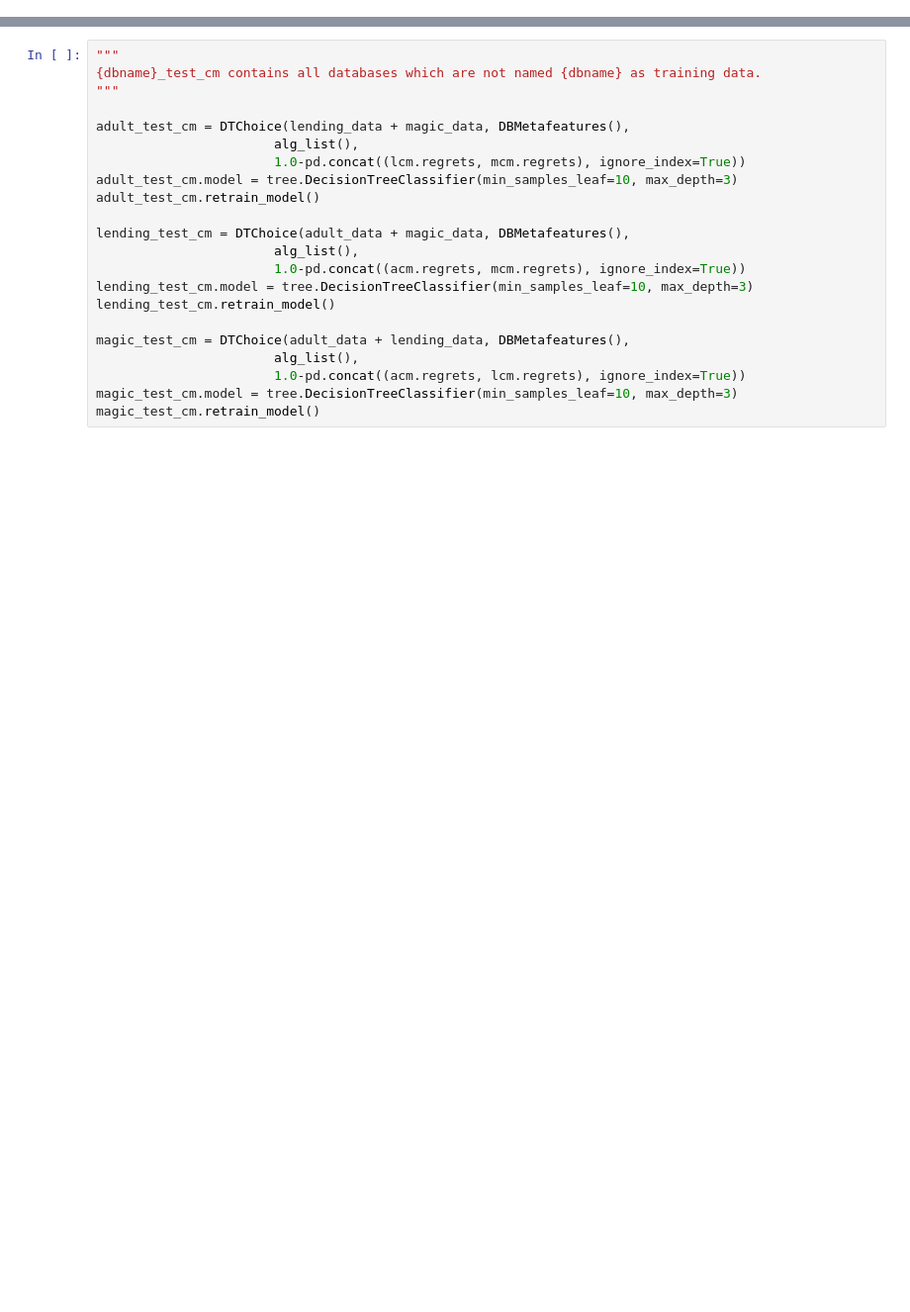
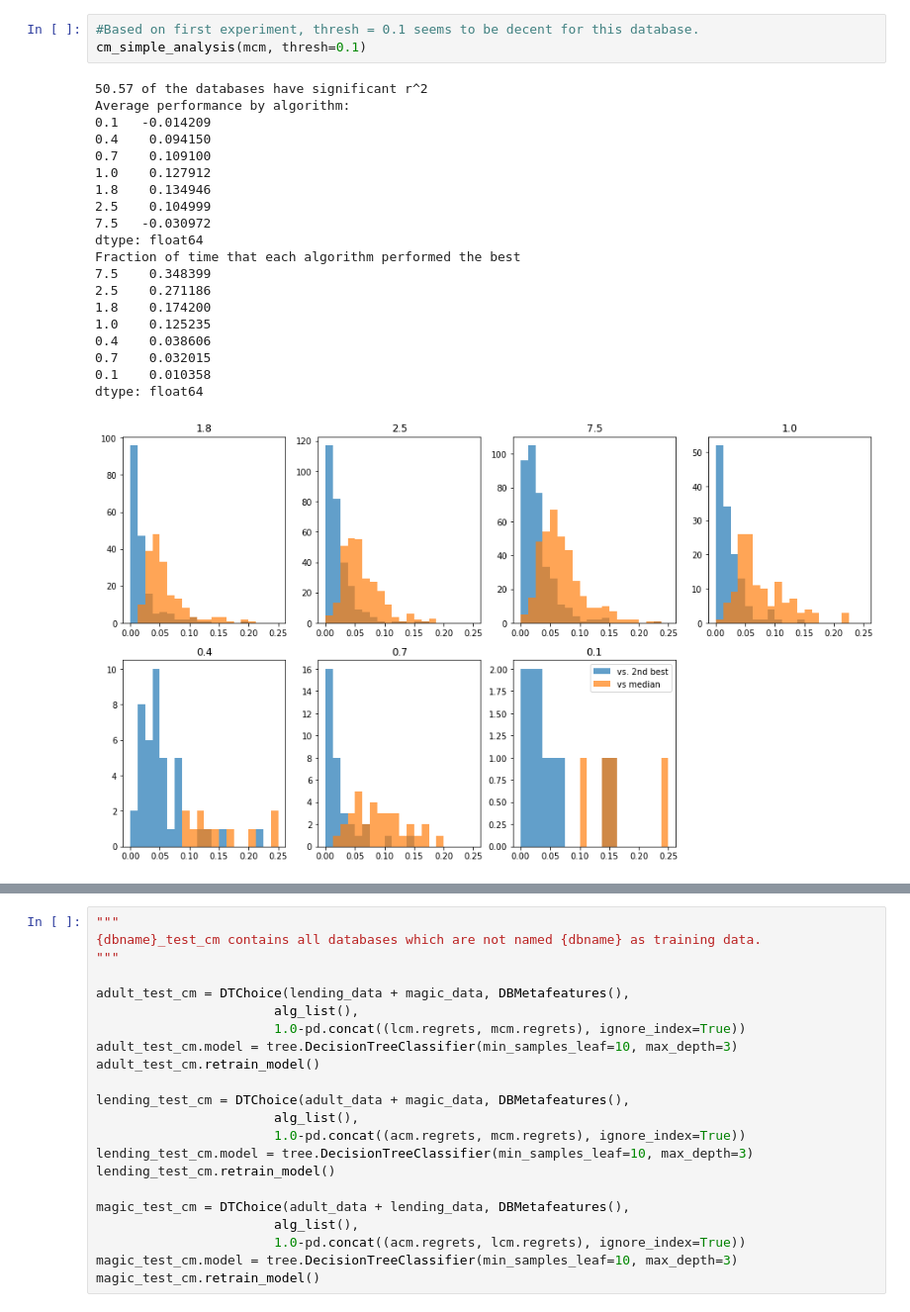
Before and after one commit to jimola/S18_Research, a Jupyter notebook: Python/LogRegChoice.ipynb, the cells around one changed output, grey strips where cells are left out. Shown at 99% size. Cells and saved outputs as stored; diff of their text form; blank space fills up the shorter version.

```diff
--- a/Python/LogRegChoice.ipynb
+++ b/Python/LogRegChoice.ipynb
@@ -322,0 +294,24 @@ and non-private cross-validation, averaged over each dataset in list i.
+# %%
+#Based on first experiment, thresh = 0.1 seems to be decent for this database.
+cm_simple_analysis(mcm, thresh=0.1)
+# %% [output]
+50.57 of the databases have significant r^2
+Average performance by algorithm:
+0.1   -0.014209
+0.4    0.094150
+0.7    0.109100
+1.0    0.127912
+1.8    0.134946
+2.5    0.104999
+7.5   -0.030972
+dtype: float64
+Fraction of time that each algorithm performed the best
+7.5    0.348399
+2.5    0.271186
+1.8    0.174200
+1.0    0.125235
+0.4    0.038606
+0.7    0.032015
+0.1    0.010358
+dtype: float64
+[figure, added]
```
Also changed, not shown: parts of 108 cells of this notebook.
